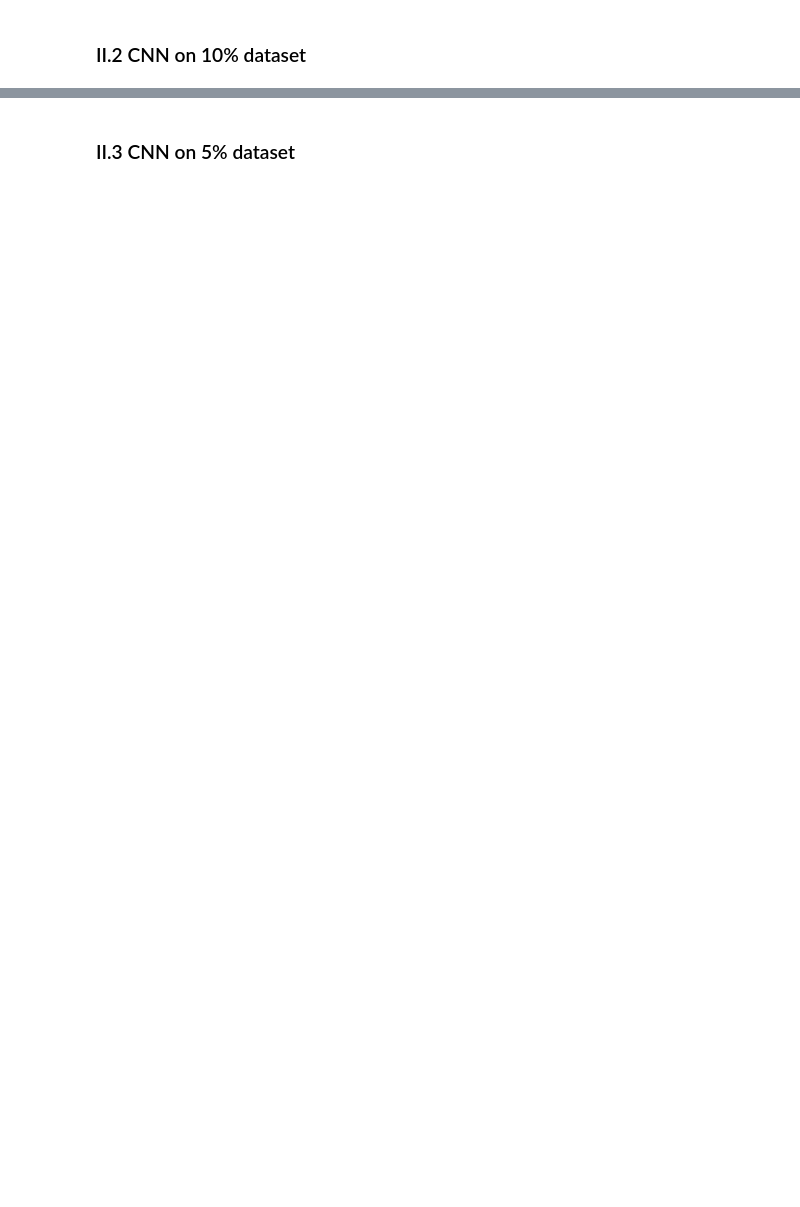
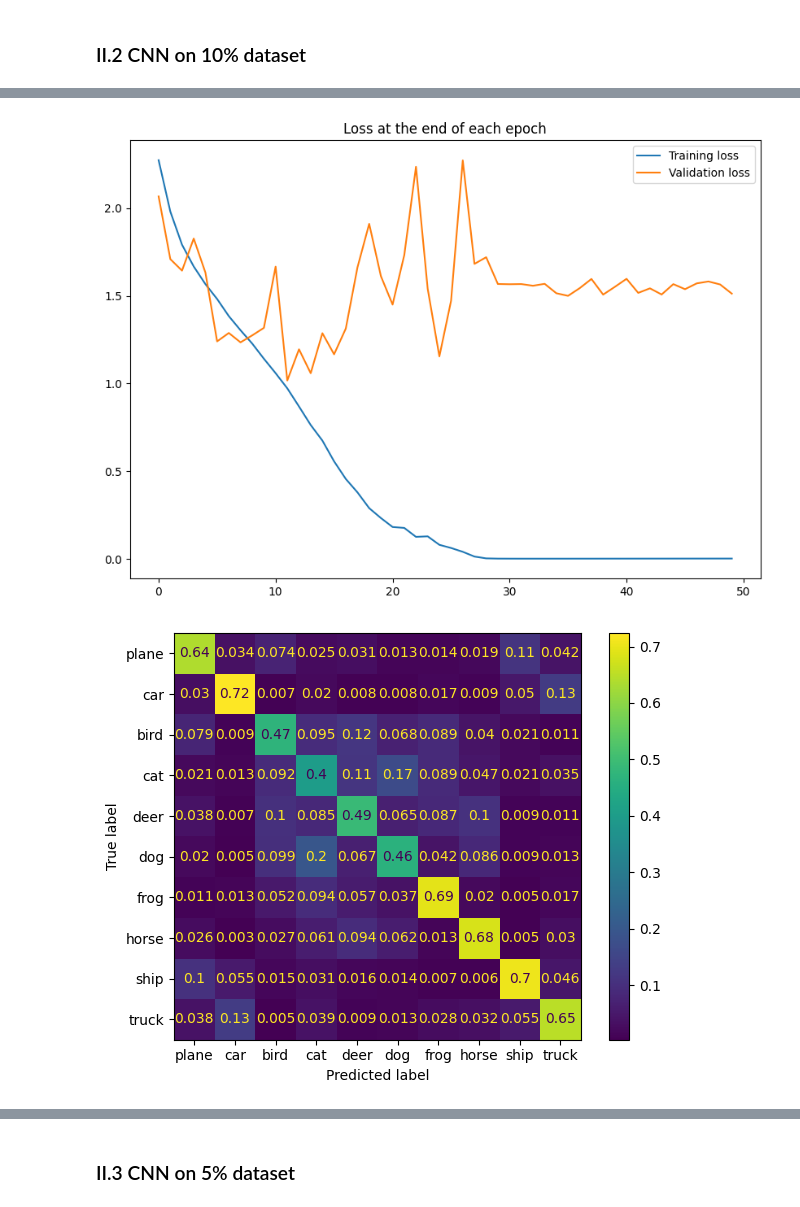
Before and after one commit to julien-blanchon/ProjetFixMatch, a Jupyter notebook: Projet_FixMatch.ipynb, the cells around one changed output, grey strips where cells are left out. Drawn from its saved outputs; the diff is of its cells as text; code cells hidden in the pictures; blank space fills up the shorter version.

```diff
--- a/Projet_FixMatch.ipynb
+++ b/Projet_FixMatch.ipynb
@@ -326,7 +422,7 @@ fig1.savefig(f"./figures/test_score_{SUBSET_PROP}.png")
 # %%
 seedEverything()
 
-EPOCHS = 50
+EPOCHS = 47
 SUBSET_PROP = 0.10
 
 trainset_subsample, _ = torch.utils.data.random_split(trainset, [SUBSET_PROP, 1-SUBSET_PROP])
@@ -385,3 +525,44 @@ for epoch in range(EPOCHS):
+# %%
+# plot losses
+plt.figure(figsize=(10, 7))
+plt.plot(train_losses, label='Training loss')
+plt.plot(test_losses, label='Validation loss')
+plt.title('Loss at the end of each epoch')
+plt.legend()
+plt.show()
+
+# plot confusion matrix
+model.eval()  # Set the model to evaluation mode
+test_correct = 0
+test_total = 0
+y_true = []
+y_pred = []
+
+with torch.no_grad():
+    for data in testloader:
+        images, labels = data[0].to(device), data[1].to(device)
+        # normalize
+        images = normalize(data=images, mean=mean, std=std)
+
+        outputs = model(images)
+        _, predicted = outputs.max(1)
+        test_total += labels.size(0)
+        test_correct += predicted.eq(labels).sum().item()
+
+        y_true.append(labels.cpu().numpy())
+        y_pred.append(predicted.cpu().numpy())
+
+    y_true = np.concatenate(y_true)
+    y_pred = np.concatenate(y_pred)
+
+    cm = confusion_matrix(y_true, y_pred, normalize='true')
+    disp = ConfusionMatrixDisplay(confusion_matrix=cm, display_labels=classes)
+    disp.plot()
+    plt.tight_layout()
+    plt.show()
+# %% [output]
+[figure, added]
+[figure, added]
 # %%
 # Evaluation on the test set
 model.eval()  # Set the model to evaluation mode
```
Also changed, not shown: parts of 12 cells of this notebook, 6 other files.
